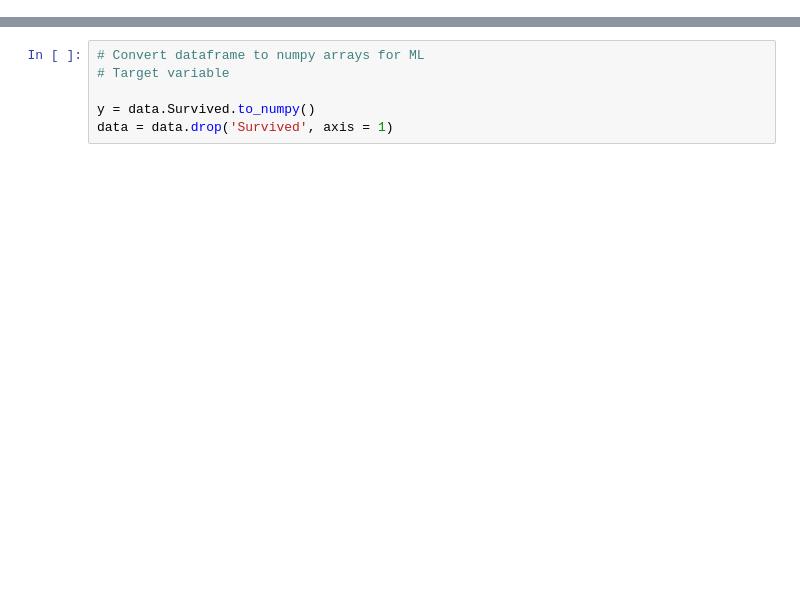
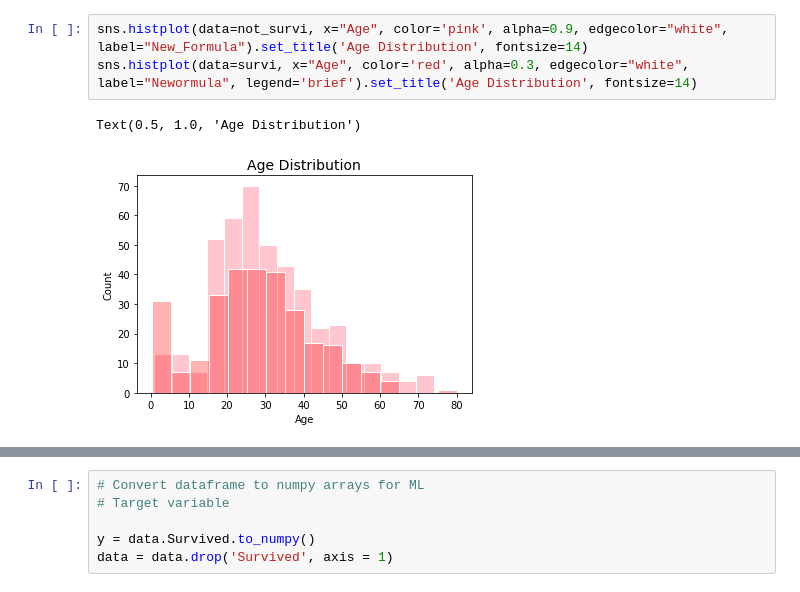
Before and after one commit to hellowithchicken/DataMining, a Jupyter notebook: basic_assignment/titanic/assignment_1_titanic.ipynb, the cells around one changed output, grey strips where cells are left out. Drawn from its saved outputs; the diff is of its cells as text; blank space fills up the shorter version.

```diff
--- a/basic_assignment/titanic/assignment_1_titanic.ipynb
+++ b/basic_assignment/titanic/assignment_1_titanic.ipynb
@@ -44,0 +87,6 @@ len(data.columns)
+# %%
+sns.histplot(data=not_survi, x="Age", color='pink', alpha=0.9, edgecolor="white", label="New_Formula").set_title('Age Distribution', fontsize=14)
+sns.histplot(data=survi, x="Age", color='red', alpha=0.3, edgecolor="white", label="Newormula", legend='brief').set_title('Age Distribution', fontsize=14)
+# %% [output]
+Text(0.5, 1.0, 'Age Distribution')
+[figure, added]
```
Also changed, not shown: parts of 52 cells of this notebook.
